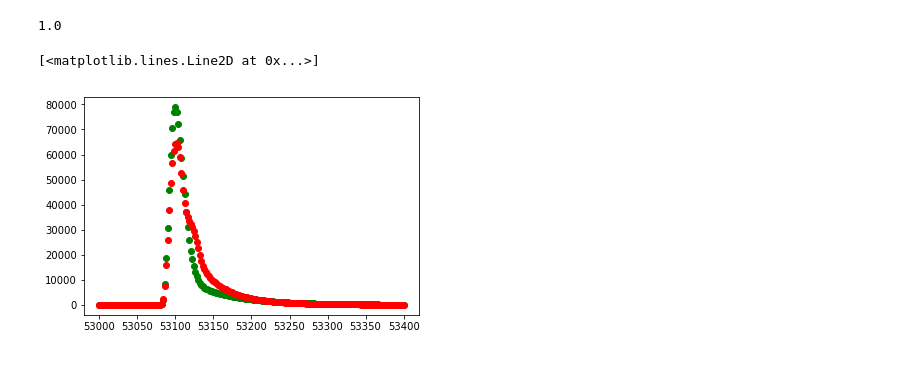
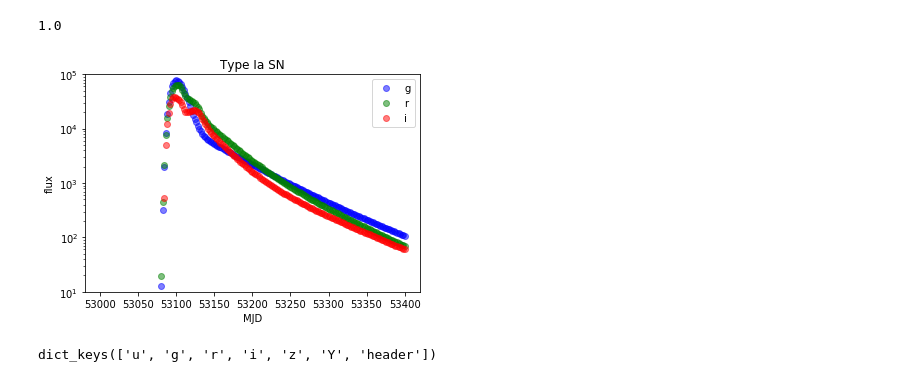
Before and after one commit to yoachim/19_Scratch, a Jupyter notebook: plasticc_check/p_check.ipynb, the cells around one changed output. Drawn from its saved outputs; the diff is of its cells as text; code cells hidden in the pictures.

Commit message:
make plots prettier

```diff
--- a/plasticc_check/p_check.ipynb
+++ b/plasticc_check/p_check.ipynb
@@ -96,8 +96,25 @@ np.max(peaks)-np.min(peaks)
 1.0
 # %%
 i = 41
-plt.plot( lcs[objids[i]]['g']['mjd'], lcs[objids[i]]['g']['fluxcal'], 'go')
-plt.plot( lcs[objids[i]]['r']['mjd'], lcs[objids[i]]['r']['fluxcal'], 'ro')
+plt.semilogy( lcs[objids[i]]['g']['mjd'], lcs[objids[i]]['g']['fluxcal'], 'bo', label='g', alpha=0.5)
+plt.semilogy( lcs[objids[i]]['r']['mjd'], lcs[objids[i]]['r']['fluxcal'], 'go', label='r', alpha=0.5)
+plt.semilogy( lcs[objids[i]]['i']['mjd'], lcs[objids[i]]['i']['fluxcal'], 'ro', label='i', alpha=0.5)
+
+plt.xlabel('MJD')
+plt.ylabel('flux')
+plt.ylim([10,1e5])
+plt.legend()
+plt.title('Type Ia SN')
+
+plt.savefig('sne_example.pdf')
 # %% [output]
-[<matplotlib.lines.Line2D at 0x...>]
-[figure, old version]
+[figure, new version]
+# %%
+# Now let's check KNe
+with gzip.open('IDEAL_z02_MODEL51.pkl.gz', 'rb') as f:
+    lcs = pickle.load(f)
+
+objids = list(lcs.keys())
+lcs[objids[1]].keys()
+# %% [output]
+dict_keys(['u', 'g', 'r', 'i', 'z', 'Y', 'header'])
```
Also changed, not shown: parts of 1 cell of this notebook.
